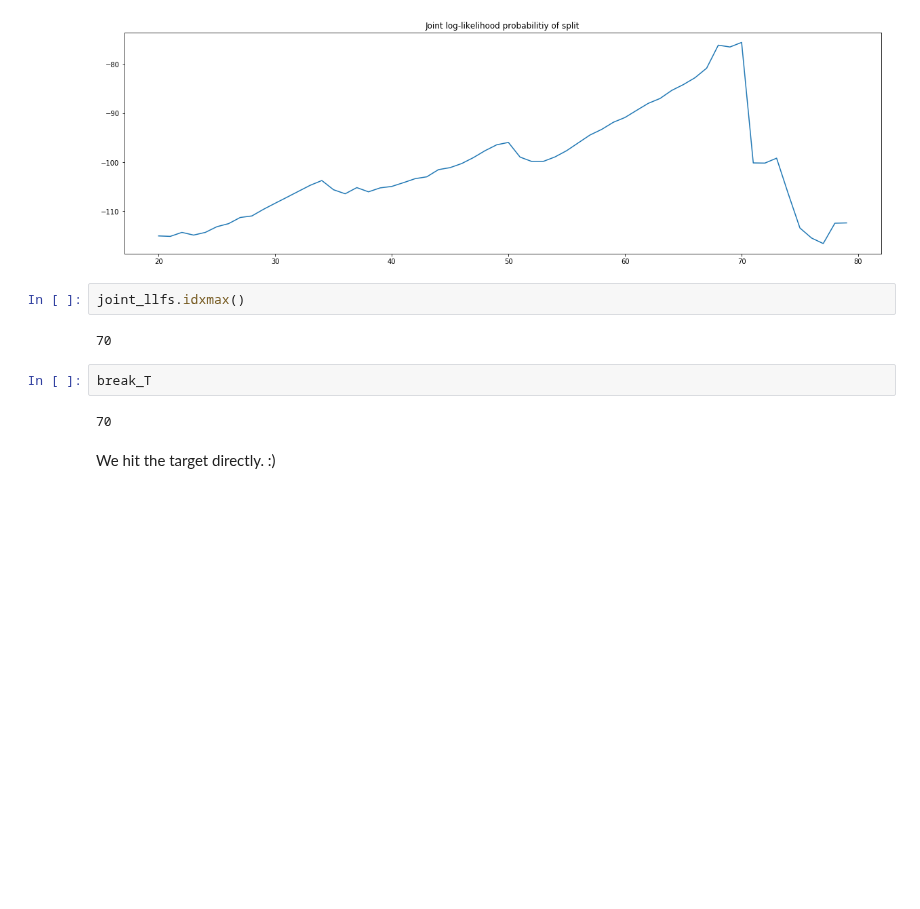
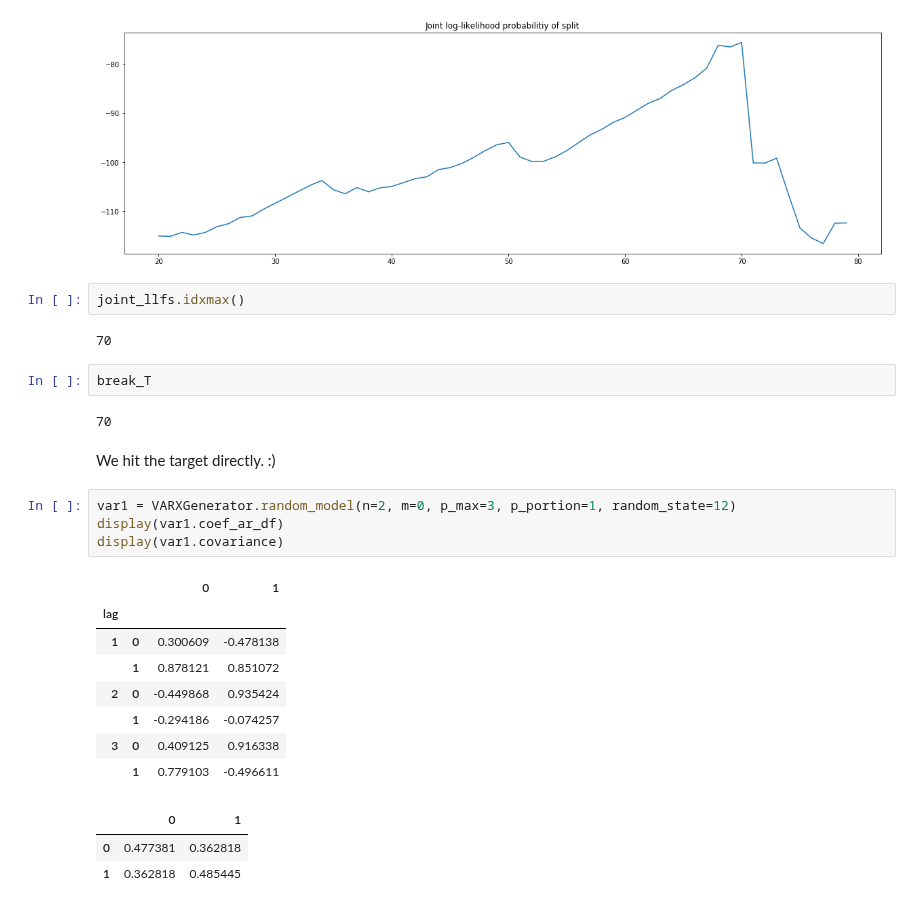
Before and after one commit to NowanIlfideme/masters_switching_models, a Jupyter notebook: notebooks/known_model_break.ipynb, the cells around one changed output. Drawn from its saved outputs; the diff is of its cells as text; blank space fills up the shorter version.

```diff
--- a/notebooks/known_model_break.ipynb
+++ b/notebooks/known_model_break.ipynb
@@ -110,3 +110,19 @@ break_T
 70
 # %% [markdown]
 We hit the target directly. :)
+# %%
+var1 = VARXGenerator.random_model(n=2, m=0, p_max=3, p_portion=1, random_state=12)
+display(var1.coef_ar_df)
+display(var1.covariance)
+# %% [output]
+|  |  | 0 | 1 |
+| lag |  |  |  |
+| 1 | 0 | 0.300609 | -0.478138 |
+|  | 1 | 0.878121 | 0.851072 |
+| 2 | 0 | -0.449868 | 0.935424 |
+|  | 1 | -0.294186 | -0.074257 |
+| 3 | 0 | 0.409125 | 0.916338 |
+|  | 1 | 0.779103 | -0.496611 |
+|  | 0 | 1 |
+| 0 | 0.477381 | 0.362818 |
+| 1 | 0.362818 | 0.485445 |
```
Also changed, not shown: parts of 3 cells of this notebook.
